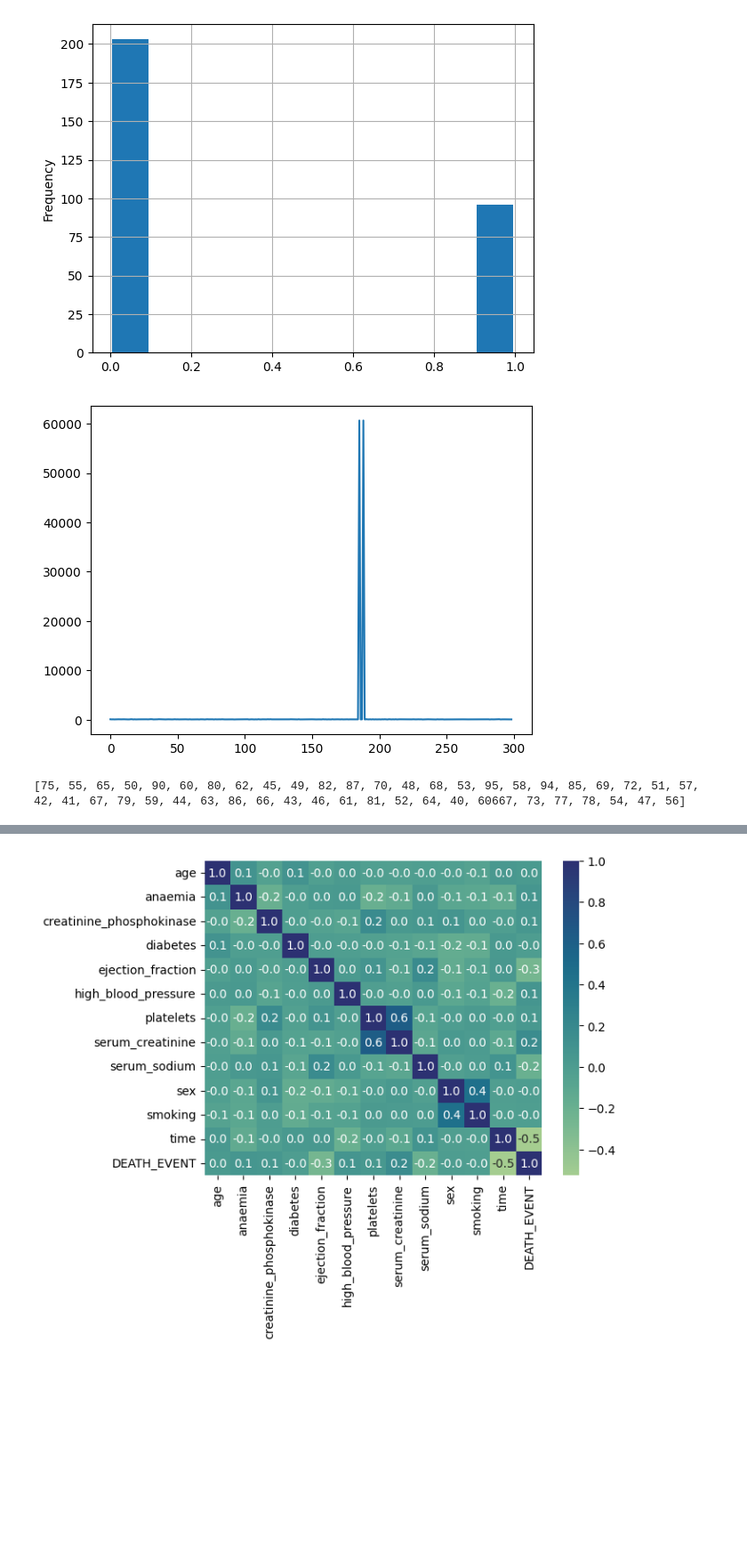
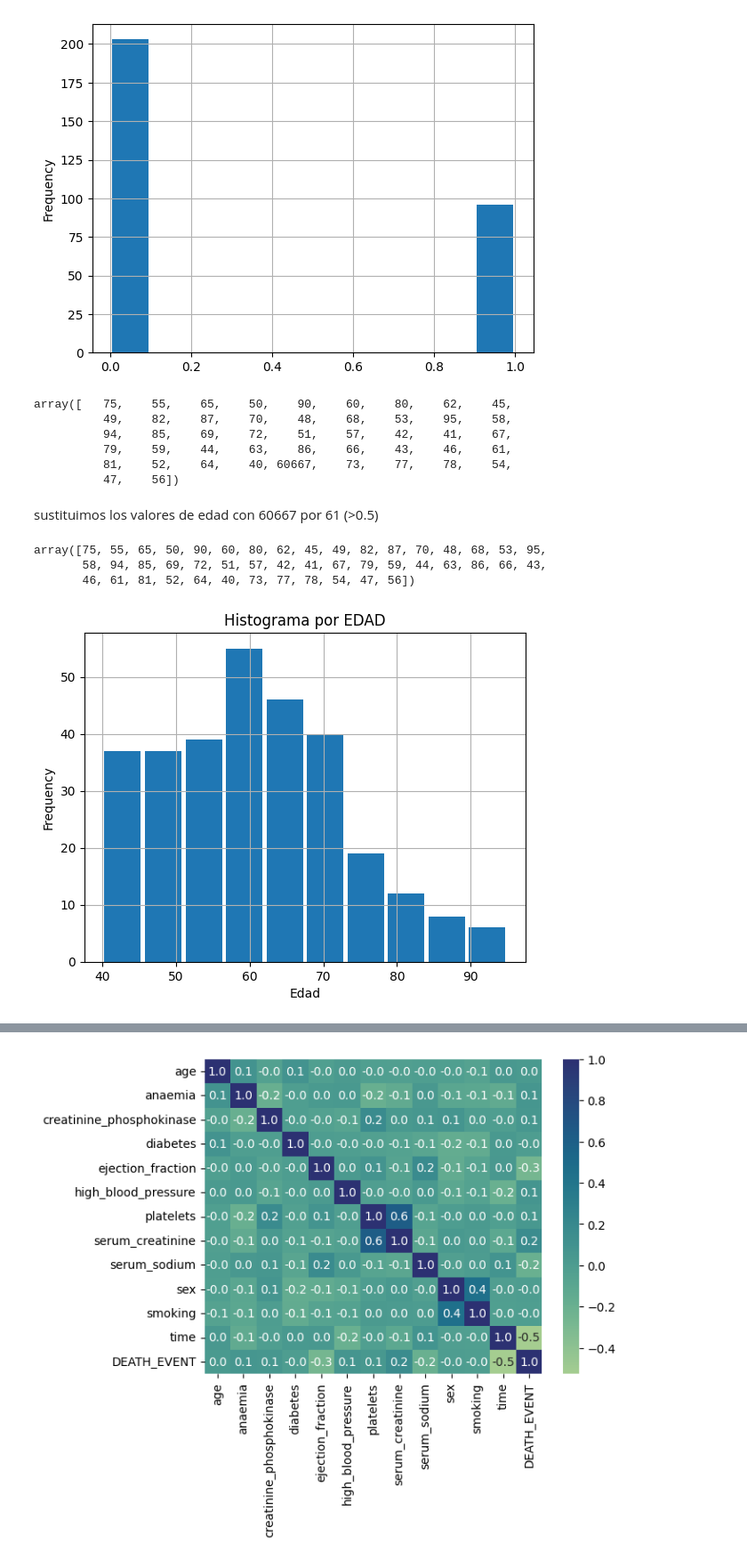
Before and after one commit to DannyDev18/business-intelligence, a Jupyter notebook: ArbolesDecision/arbol_decision.ipynb, the cells around one changed output, grey strips where cells are left out. Shown at 89% size. Cells and saved outputs as stored; diff of their text form; code cells hidden in the pictures; blank space fills up the shorter version.

```diff
--- a/ArbolesDecision/arbol_decision.ipynb
+++ b/ArbolesDecision/arbol_decision.ipynb
@@ -623,14 +623,29 @@ Graficar algunos datos
 df.DEATH_EVENT.plot(kind='hist', grid=True, rwidth=0.9);
 # %% [output]
 [figure]
+# %%
+df.age.unique()
+# %% [output]
+array([   75,    55,    65,    50,    90,    60,    80,    62,    45,
+          49,    82,    87,    70,    48,    68,    53,    95,    58,
+          94,    85,    69,    72,    51,    57,    42,    41,    67,
+          79,    59,    44,    63,    86,    66,    43,    46,    61,
+          81,    52,    64,    40, 60667,    73,    77,    78,    54,
+          47,    56])
+# %% [markdown]
+sustituimos los valores de edad con 60667 por 61 (>0.5)
+# %%
+df['age'] = df['age'].replace({60667:61})
+# %%
+df.age.unique()
+# %% [output]
+array([75, 55, 65, 50, 90, 60, 80, 62, 45, 49, 82, 87, 70, 48, 68, 53, 95,
+       58, 94, 85, 69, 72, 51, 57, 42, 41, 67, 79, 59, 44, 63, 86, 66, 43,
+       46, 61, 81, 52, 64, 40, 73, 77, 78, 54, 47, 56])
 # %%
-df.age.plot();
+df.age.plot(kind='hist',title='Histograma por EDAD',xlabel='Edad', grid=True, rwidth=0.9);
 # %% [output]
-[figure, old version]
+[figure, new version]
-# %%
-print (df.age.unique().tolist())
-# %% [output]
-[75, 55, 65, 50, 90, 60, 80, 62, 45, 49, 82, 87, 70, 48, 68, 53, 95, 58, 94, 85, 69, 72, 51, 57, 42, 41, 67, 79, 59, 44, 63, 86, 66, 43, 46, 61, 81, 52, 64, 40, 60667, 73, 77, 78, 54, 47, 56]
 # %%
 df.describe()
 # %% [output]
```
Also changed, not shown: parts of 17 cells of this notebook, 1 other file.
